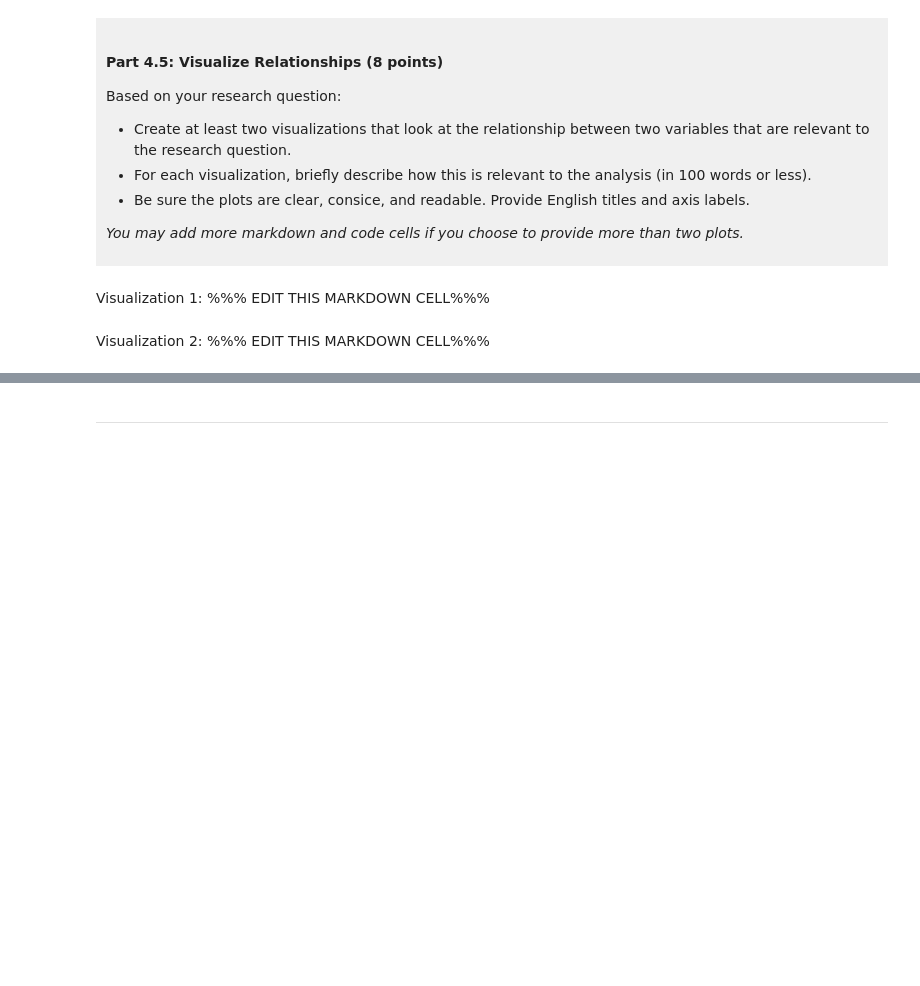
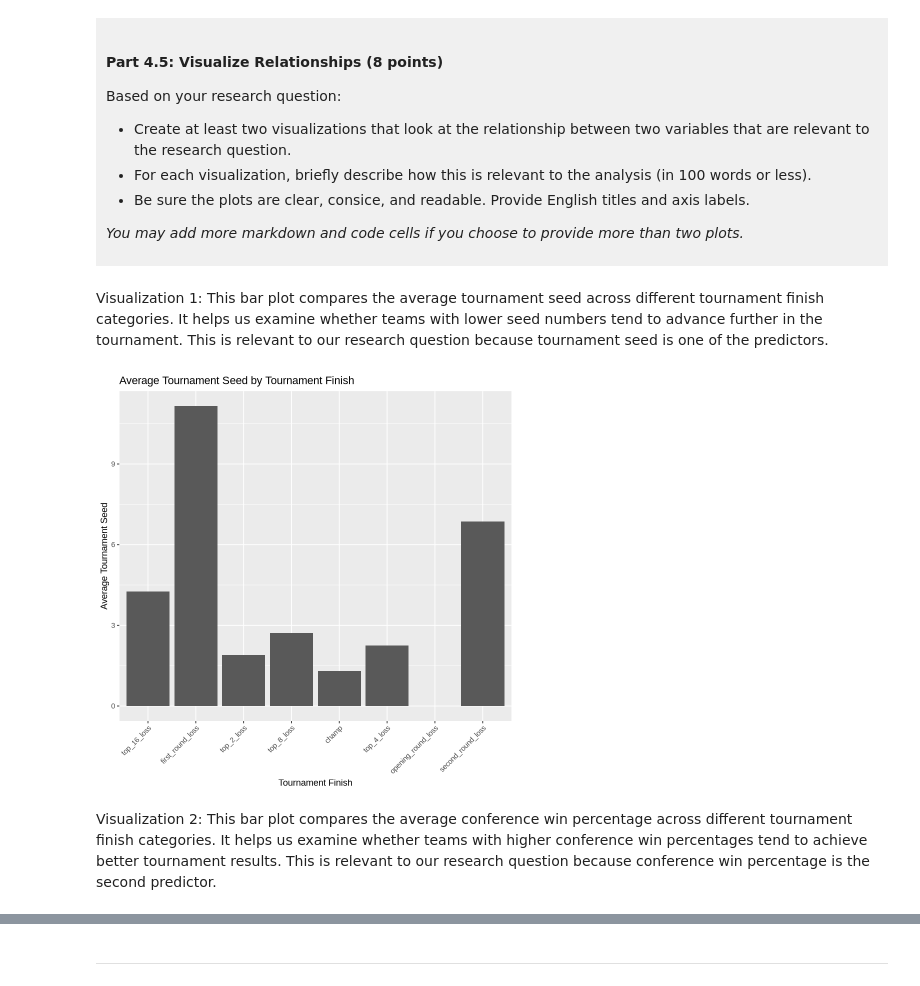
Before and after one commit to jiayinwang76/dsci-100-project-jiayin-wang, a Jupyter notebook: dsci-100-project-notebook.ipynb, the cells around one changed output, grey strips where cells are left out. Drawn from its saved outputs; the diff is of its cells as text; code cells hidden in the pictures; blank space fills up the shorter version.

```diff
--- a/dsci-100-project-notebook.ipynb
+++ b/dsci-100-project-notebook.ipynb
@@ -312,9 +374,21 @@ Based on your research question:
 *You may add more markdown and code cells if you choose to provide more than two plots.*
 </div>
 # %% [markdown]
-Visualization 1: %%% EDIT THIS MARKDOWN CELL%%%
+Visualization 1: This bar plot compares the average tournament seed across different tournament finish categories. It helps us examine whether teams with lower seed numbers tend to advance further in the tournament. This is relevant to our research question because tournament seed is one of the predictors.
 # %%
-### EDIT THIS CODE CELL FOR VISUALIZATION 1###
+seed_finish_summary <- march_data_tidy |>
+    filter(!is.na(tourney_finish)) |>
+    group_by(tourney_finish) |>
+    summarize(mean_seed = mean(seed, na.rm = TRUE))
+
+ggplot(seed_finish_summary, aes(x = tourney_finish, y = mean_seed)) +
+    geom_bar(stat = "identity") +
+    labs(title = "Average Tournament Seed by Tournament Finish",
+         x = "Tournament Finish",
+         y = "Average Tournament Seed") +
+    theme(axis.text.x = element_text(angle = 45, hjust = 1))
+# %% [output]
+[figure, added]
 # %% [markdown]
-Visualization 2: %%% EDIT THIS MARKDOWN CELL%%%
+Visualization 2: This bar plot compares the average conference win percentage across different tournament finish categories. It helps us examine whether teams with higher conference win percentages tend to achieve better tournament results. This is relevant to our research question because conference win percentage is the second predictor.
 # %%
```
Also changed, not shown: parts of 7 cells of this notebook.
